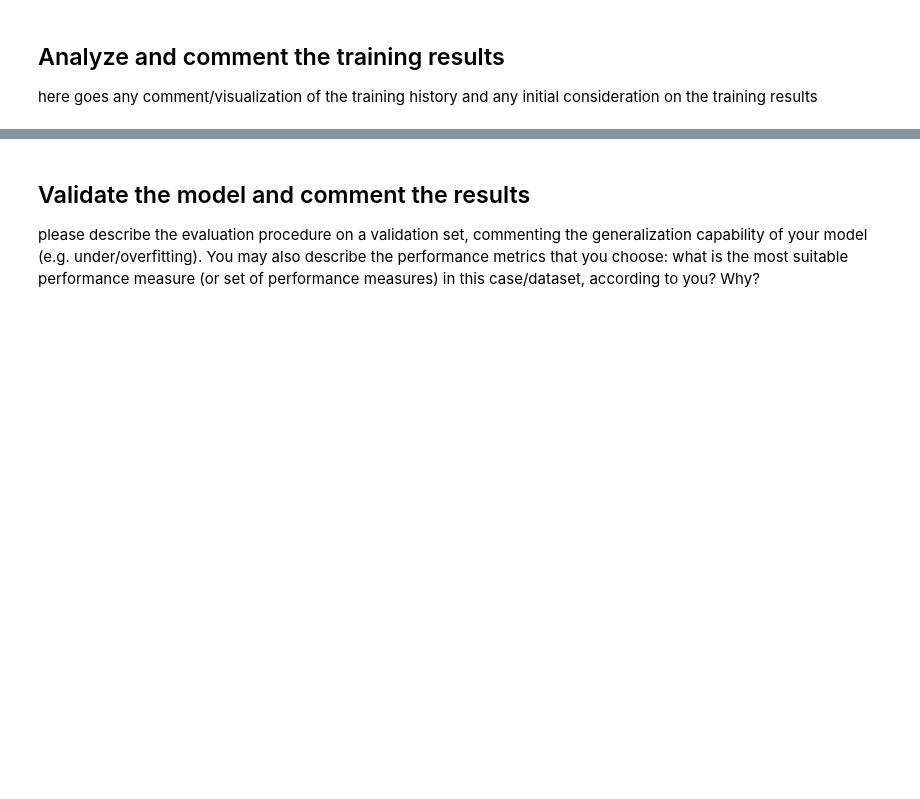
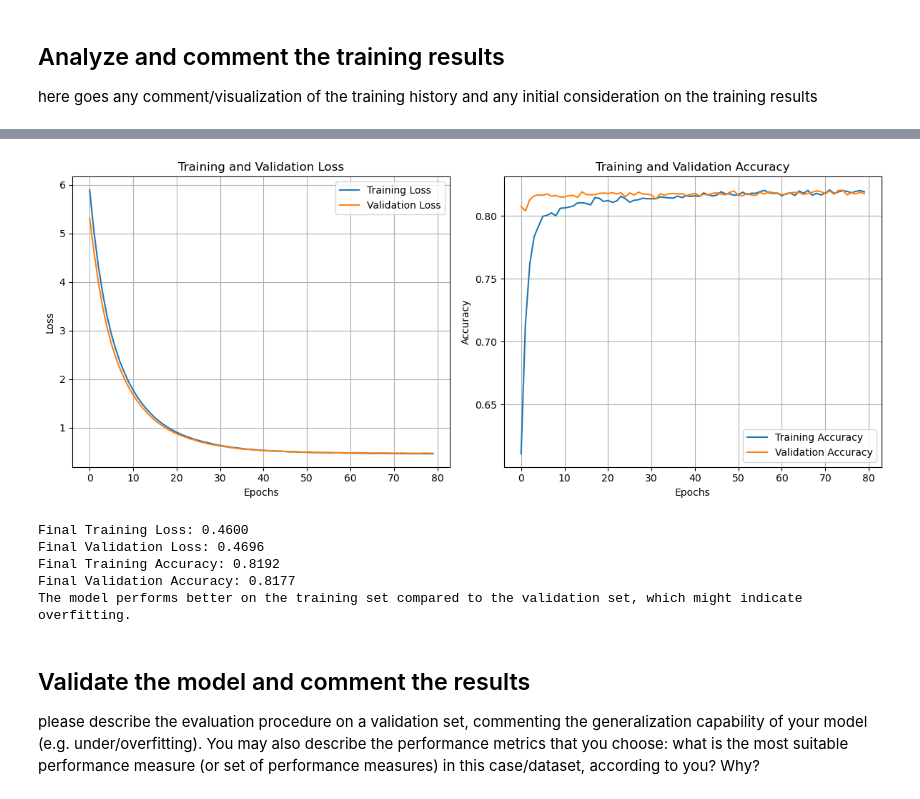
Before and after one commit to andreamoleri/AML-Assignments, a Jupyter notebook: Assignment 1/Assignment_one_template.ipynb, the cells around one changed output, grey strips where cells are left out. Drawn from its saved outputs; the diff is of its cells as text; code cells hidden in the pictures; blank space fills up the shorter version.

```diff
--- a/Assignment 1/Assignment_one_template.ipynb
+++ b/Assignment 1/Assignment_one_template.ipynb
@@ -318,3 +337,69 @@ The model performs better on the training set compared to the validation set, wh
+# %%
+import matplotlib.pyplot as plt
+
+def plot_training_history(history):
+    """
+    Plots the training and validation loss and accuracy over epochs.
+
+    Parameters:
+    history: History object returned from model.fit() that contains training and validation metrics for each epoch.
+
+    The function generates two subplots: one for loss and one for accuracy, for both the training and validation sets.
+    """
+    plt.figure(figsize=(12, 5))  # Set the size of the plot figure
+
+    # Plot training and validation loss
+    plt.subplot(1, 2, 1)  # Create a subplot for loss (1 row, 2 columns, 1st plot)
+    plt.plot(history.history['loss'], label='Training Loss')  # Plot training loss
+    plt.plot(history.history['val_loss'], label='Validation Loss')  # Plot validation loss
+    plt.title('Training and Validation Loss')  # Set the title of the plot
+    plt.xlabel('Epochs')  # Label x-axis as 'Epochs'
+    plt.ylabel('Loss')  # Label y-axis as 'Loss'
+    plt.legend()  # Add a legend to differentiate between training and validation
+    plt.grid()  # Add a grid for better readability
+
+    # Plot training and validation accuracy
+    plt.subplot(1, 2, 2)  # Create a subplot for accuracy (1 row, 2 columns, 2nd plot)
+    plt.plot(history.history['accuracy'], label='Training Accuracy')  # Plot training accuracy
+    plt.plot(history.history['val_accuracy'], label='Validation Accuracy')  # Plot validation accuracy
+    plt.title('Training and Validation Accuracy')  # Set the title of the plot
+    plt.xlabel('Epochs')  # Label x-axis as 'Epochs'
+    plt.ylabel('Accuracy')  # Label y-axis as 'Accuracy'
+    plt.legend()  # Add a legend to differentiate between training and validation
+    plt.grid()  # Add a grid for better readability
+
+    plt.tight_layout()  # Adjust the layout to prevent overlap between subplots
+    plt.show()  # Display the plots
+
+# Call the function to plot training history
+plot_training_history(history)
+
+# Extract the final training and validation loss and accuracy from the history object
+final_train_loss = history.history['loss'][-1]
+final_val_loss = history.history['val_loss'][-1]
+final_train_accuracy = history.history['accuracy'][-1]
+final_val_accuracy = history.history['val_accuracy'][-1]
+
+# Print final metrics for training and validation
+print(f"Final Training Loss: {final_train_loss:.4f}")
+print(f"Final Validation Loss: {final_val_loss:.4f}")
+print(f"Final Training Accuracy: {final_train_accuracy:.4f}")
+print(f"Final Validation Accuracy: {final_val_accuracy:.4f}")
+
+# Compare training and validation performance and interpret the results
+if final_train_loss < final_val_loss:
+    print("The model performs better on the training set compared to the validation set, which might indicate overfitting.")
+elif final_train_loss > final_val_loss:
+    print("The model performs better on the validation set compared to the training set, indicating potential underfitting.")
+else:
+    print("The model performs similarly on both sets, suggesting a good fit.")
+# %% [output]
+[figure, added]
+Final Training Loss: 0.4600
+Final Validation Loss: 0.4696
+Final Training Accuracy: 0.8192
+Final Validation Accuracy: 0.8177
+The model performs better on the training set compared to the validation set, which might indicate overfitting.
 # %% [markdown]
 ## Validate the model and comment the results
 
```
Also changed, not shown: parts of 9 cells of this notebook, 1 other file.
